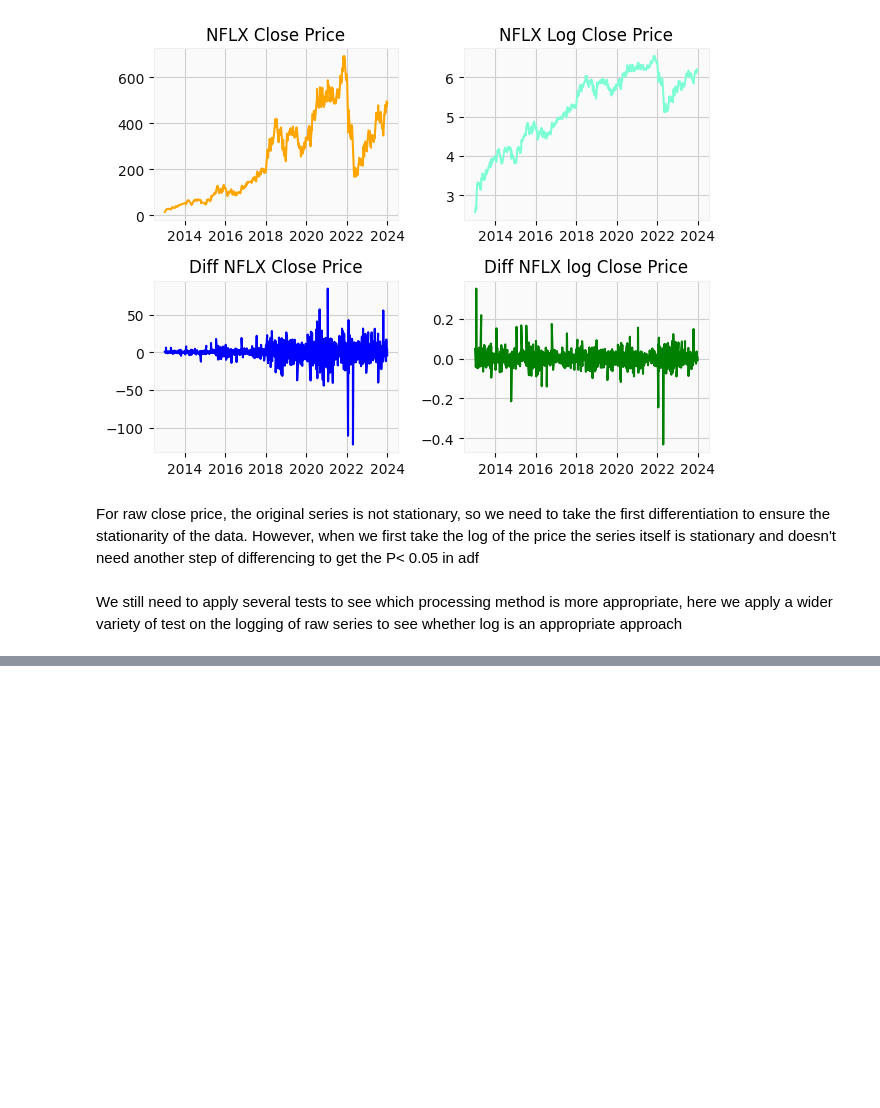
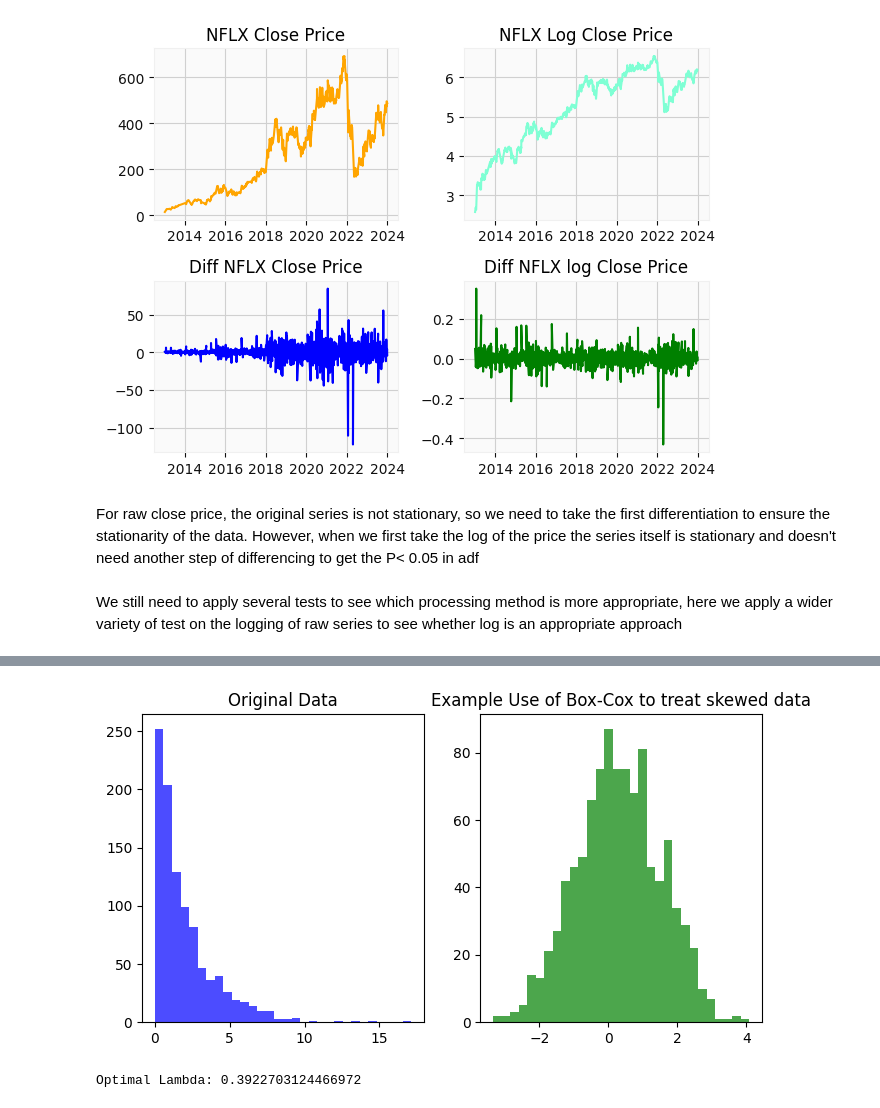
Before and after one commit to GinHikat/OmniTS_for_Stock, a Jupyter notebook: notebooks/prep_eda.ipynb, the cells around one changed output, grey strips where cells are left out. Drawn from its saved outputs; the diff is of its cells as text; code cells hidden in the pictures; blank space fills up the shorter version.

```diff
--- a/notebooks/prep_eda.ipynb
+++ b/notebooks/prep_eda.ipynb
@@ -561,0 +650,19 @@ df_NFLX['Close_diff'] = df_NFLX['Close'] - df_NFLX['Close'].shift(1)
+# %%
+np.random.seed(0)
+data = np.random.exponential(scale=2, size=1000)
+
+transformed_data, lambda_opt = stats.boxcox(data)
+
+plt.figure(figsize=(8, 4))
+
+plt.subplot(1, 2, 1)
+plt.hist(data, bins=30, color='blue', alpha=0.7)
+plt.title('Original Data')
+
+plt.subplot(1, 2, 2)
+plt.hist(transformed_data, bins=30, color='green', alpha=0.7)
+plt.title('Example Use of Box-Cox to treat skewed data')
+
+plt.show()
+# %% [output]
+[figure, added]
@@ -561,0 +671,4 @@ df_NFLX['Close_diff'] = df_NFLX['Close'] - df_NFLX['Close'].shift(1)
+# %%
+print(f"Optimal Lambda: {lambda_opt}")
+# %% [output]
+Optimal Lambda: 0.3922703124466972
```
Also changed, not shown: parts of 71 cells of this notebook, 8 other files.
